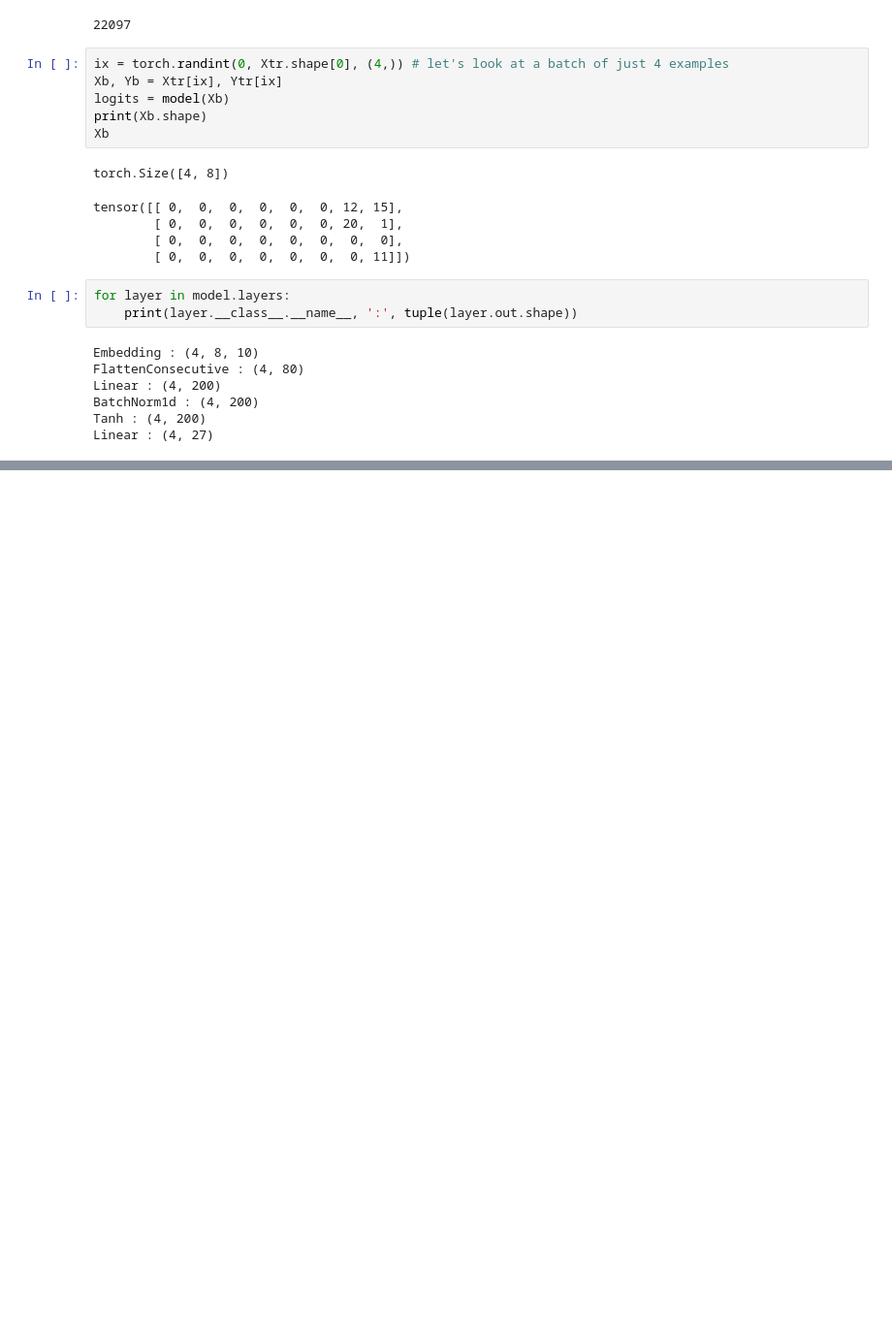
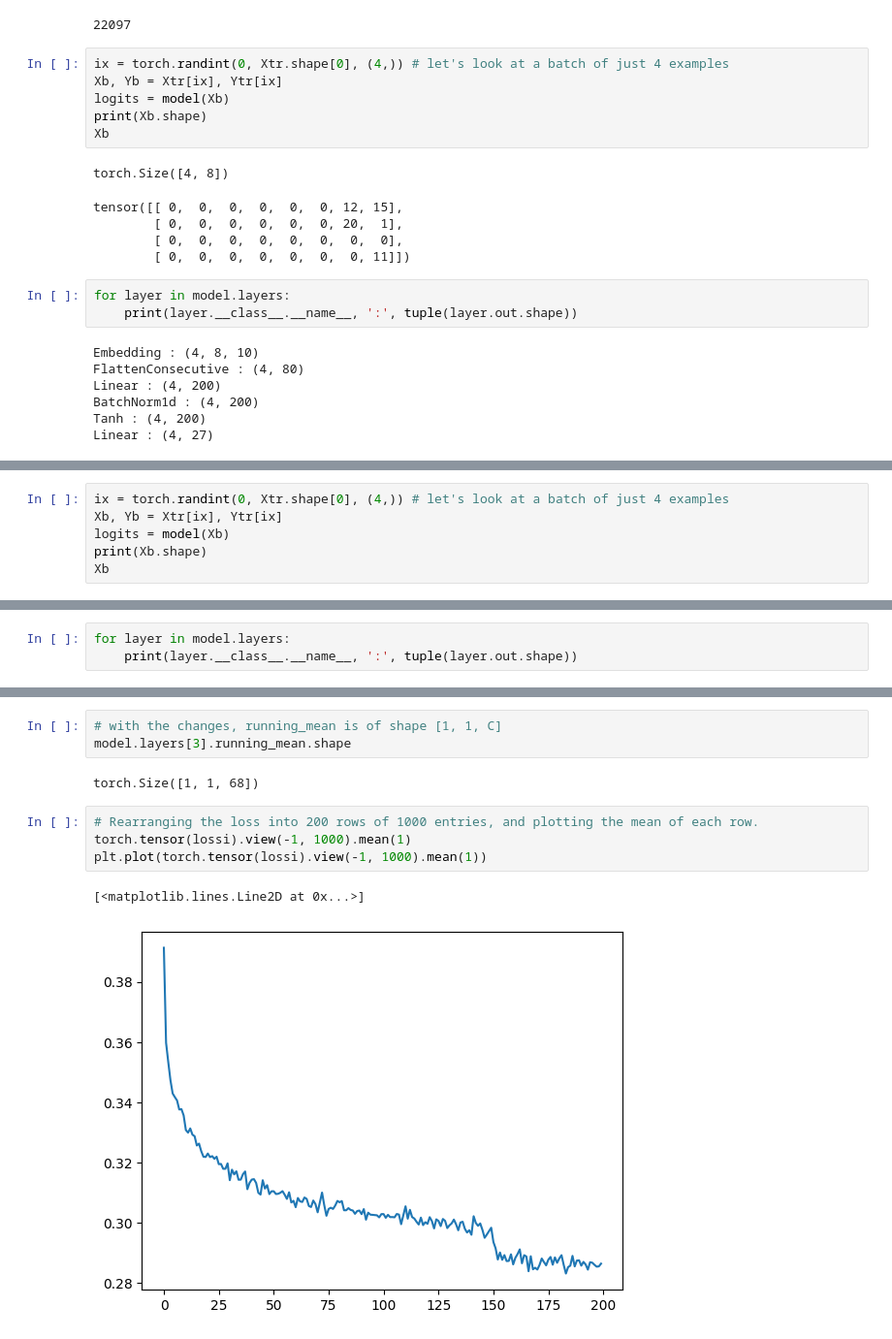
Before and after one commit to Sidharth6Shah/Neural-Networks-Technical, a Jupyter notebook: wavenet_makemore.ipynb, the cells around one changed output, grey strips where cells are left out. Shown at 97% size. Saved outputs shown, nothing was run; the diff lists cells and outputs as text; blank space fills up the shorter version.

```diff
--- a/wavenet_makemore.ipynb
+++ b/wavenet_makemore.ipynb
@@ -715,0 +738,6 @@ Linear : (4, 27)
+# %%
+ix = torch.randint(0, Xtr.shape[0], (4,)) # let's look at a batch of just 4 examples
+Xb, Yb = Xtr[ix], Ytr[ix]
+logits = model(Xb)
+print(Xb.shape)
+Xb
@@ -715,0 +750,3 @@ Linear : (4, 27)
+# %%
+for layer in model.layers:
+    print(layer.__class__.__name__, ':', tuple(layer.out.shape))
@@ -715,0 +1074,12 @@ Linear : (4, 27)
+# %%
+# with the changes, running_mean is of shape [1, 1, C]
+model.layers[3].running_mean.shape
+# %% [output]
+torch.Size([1, 1, 68])
+# %%
+# Rearranging the loss into 200 rows of 1000 entries, and plotting the mean of each row.
+torch.tensor(lossi).view(-1, 1000).mean(1)
+plt.plot(torch.tensor(lossi).view(-1, 1000).mean(1))
+# %% [output]
+[<matplotlib.lines.Line2D at 0x...>]
+[figure, added]
```
Also changed, not shown: parts of 15 cells of this notebook.
